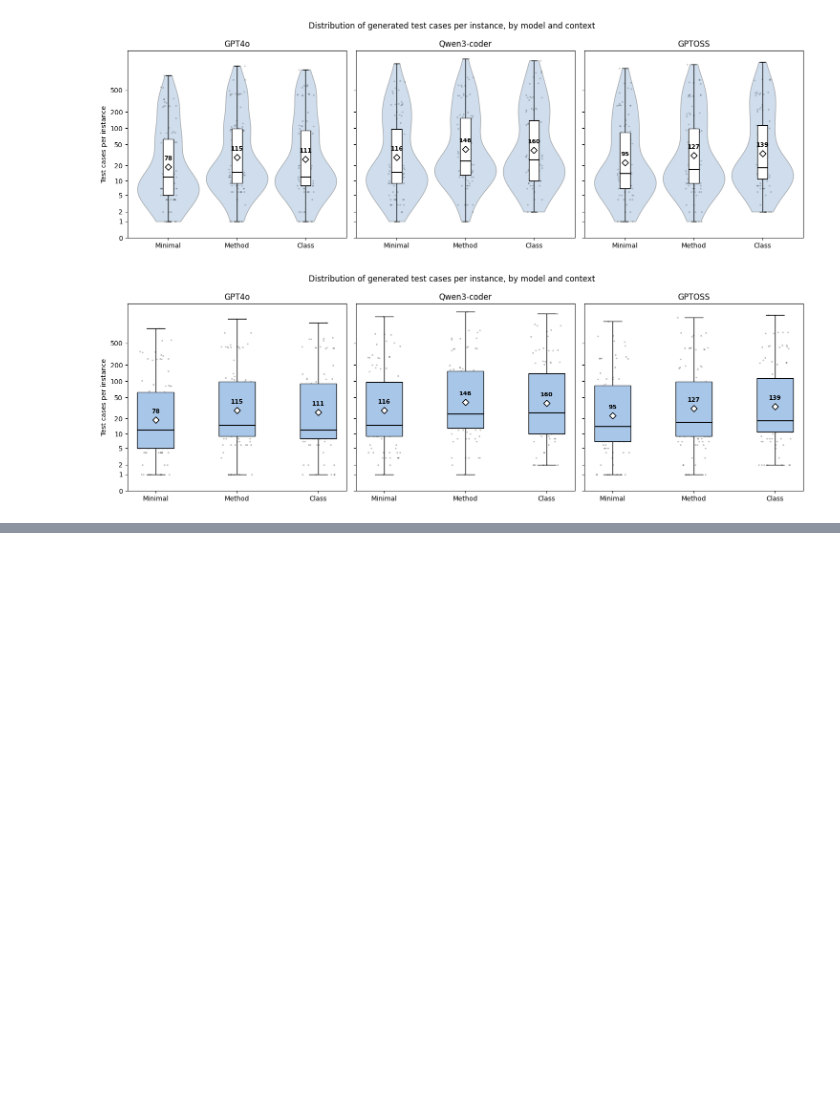
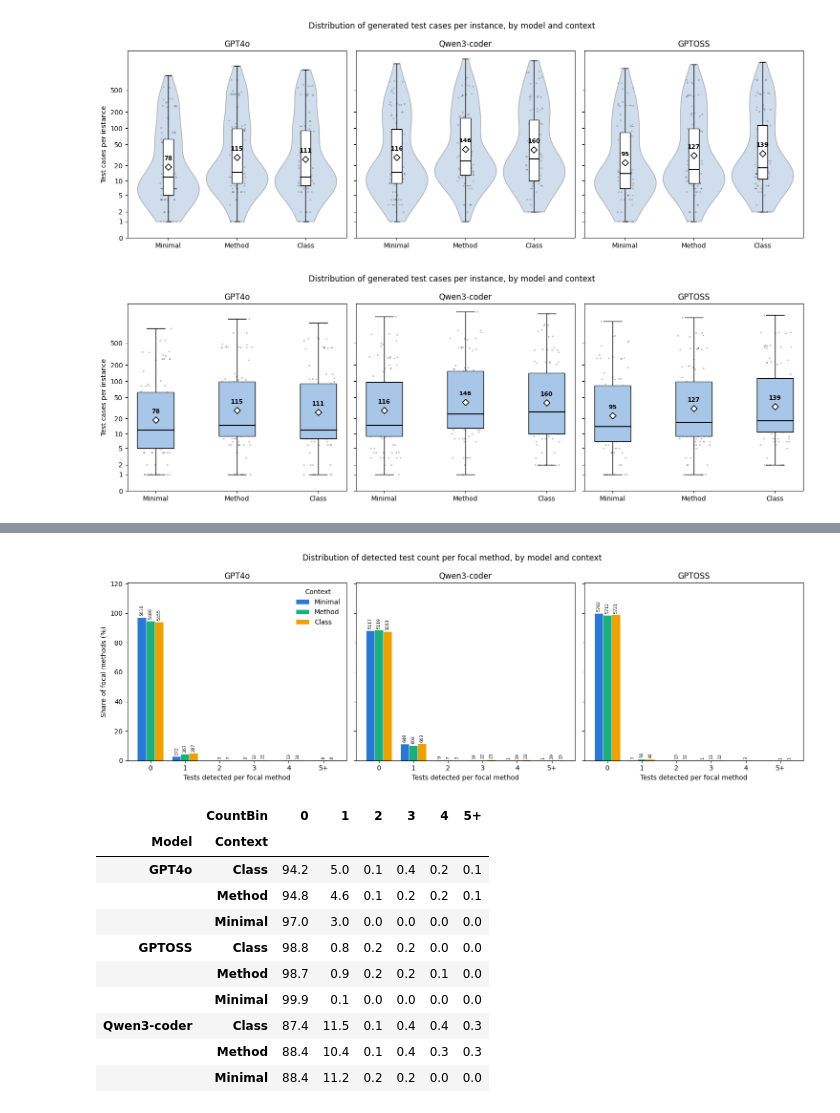
Before and after one commit to CuriousBeing1508/LLM_TestGeneration_for_BC, a Jupyter notebook: NewExpAfterCanary/ResultsForRQs/CountingNoOfTestCasesToReport/AggregateForRQ.ipynb, the cells around one changed output, grey strips where cells are left out. Saved outputs shown, nothing was run; the diff lists cells and outputs as text; code cells hidden in the pictures; blank space fills up the shorter version.

```diff
--- a/NewExpAfterCanary/ResultsForRQs/CountingNoOfTestCasesToReport/AggregateForRQ.ipynb
+++ b/NewExpAfterCanary/ResultsForRQs/CountingNoOfTestCasesToReport/AggregateForRQ.ipynb
@@ -350,0 +642,15 @@ plt.show()
+# %%
+plot_stage_distribution(stage_dfs["Detected"], "Detected")
+# %% [output]
+[figure, added]
+|  | CountBin | 0 | 1 | 2 | 3 | 4 | 5+ |
+| Model | Context |  |  |  |  |  |  |
+| GPT4o | Class | 94.2 | 5.0 | 0.1 | 0.4 | 0.2 | 0.1 |
+|  | Method | 94.8 | 4.6 | 0.1 | 0.2 | 0.2 | 0.1 |
+|  | Minimal | 97.0 | 3.0 | 0.0 | 0.0 | 0.0 | 0.0 |
+| GPTOSS | Class | 98.8 | 0.8 | 0.2 | 0.2 | 0.0 | 0.0 |
+|  | Method | 98.7 | 0.9 | 0.2 | 0.2 | 0.1 | 0.0 |
+|  | Minimal | 99.9 | 0.1 | 0.0 | 0.0 | 0.0 | 0.0 |
+| Qwen3-coder | Class | 87.4 | 11.5 | 0.1 | 0.4 | 0.4 | 0.3 |
+|  | Method | 88.4 | 10.4 | 0.1 | 0.4 | 0.3 | 0.3 |
+|  | Minimal | 88.4 | 11.2 | 0.2 | 0.2 | 0.0 | 0.0 |
```
Also changed, not shown: parts of 8 cells of this notebook, 35 other files.
